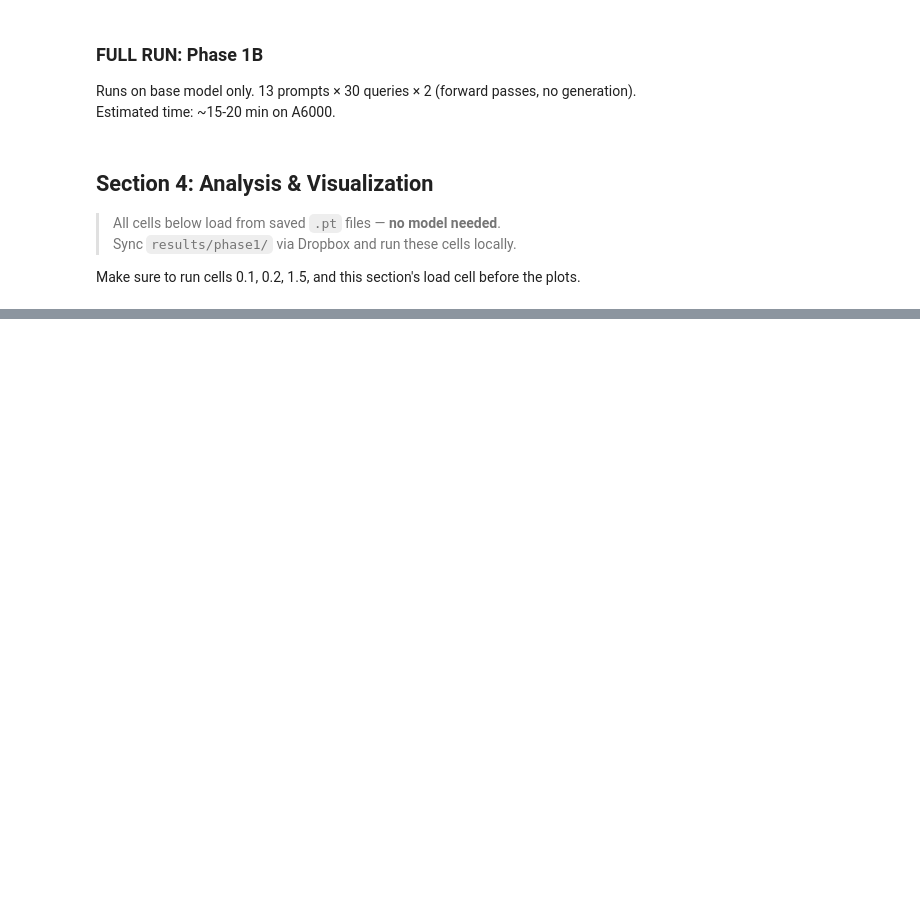
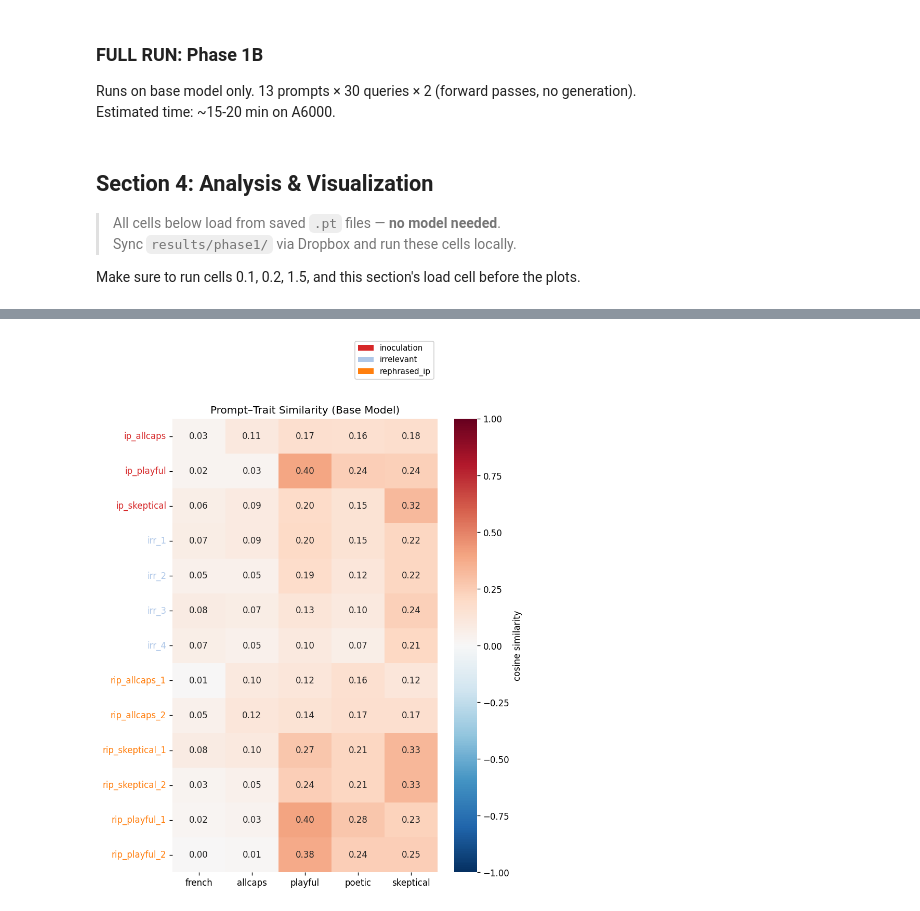
Before and after one commit to Ayesha-Imr/IP-Cross-Trait, a Jupyter notebook: notebooks/phase1_extraction.ipynb, the cells around one changed output, grey strips where cells are left out. Saved outputs shown, nothing was run; the diff lists cells and outputs as text; code cells hidden in the pictures; blank space fills up the shorter version.

Commit message:
visualize phase 1 results

```diff
--- a/notebooks/phase1_extraction.ipynb
+++ b/notebooks/phase1_extraction.ipynb
@@ -903,35 +916,38 @@ if "base" in trait_sim_by_model:
 # %%
 # ── Prompt–trait similarity heatmap ───────────────────────────────────────────
 if pt_sim_data:
+    from matplotlib.patches import Patch
+
     prompt_names = pt_sim_data["prompt_names"]
     trait_names  = pt_sim_data["trait_names"]
     matrix       = pt_sim_data["matrix"]  # (13, 5)
 
     # Row colors by category
     CAT_COLOR = {"inoculation": "#d62728", "irrelevant": "#aec7e8", "rephrased_ip": "#ff7f0e"}
     row_colors = [CAT_COLOR[PROMPTS_CONFIG[pid]["category"]] for pid in prompt_names]
 
     fig, ax = plt.subplots(figsize=(7, 9))
     sns.heatmap(
         matrix, annot=True, fmt=".2f", cmap="RdBu_r",
         xticklabels=trait_names, yticklabels=prompt_names,
         vmin=-1, vmax=1, ax=ax,
         cbar_kws={"label": "cosine similarity"},
     )
     # Colour the y-tick labels by category
     for tick, color in zip(ax.get_yticklabels(), row_colors):
         tick.set_color(color)
     ax.set_title("Prompt–Trait Similarity (Base Model)")
+
+    # Add legend inside the same figure
+    legend_handles = [Patch(facecolor=c, label=l) for l, c in CAT_COLOR.items()]
+    ax.legend(handles=legend_handles, loc="upper right",
+              bbox_to_anchor=(1.0, 1.18), framealpha=0.9, fontsize=9)
+
     plt.tight_layout()
     plt.savefig(RESULTS_DIR / "figures" / "prompt_trait_similarity.png", bbox_inches="tight")
     plt.show()
-
-    # Legend
-    from matplotlib.patches import Patch
-    legend_handles = [Patch(facecolor=c, label=l) for l, c in CAT_COLOR.items()]
-    plt.legend(handles=legend_handles, loc="best")
-    plt.axis("off")
-    plt.show()
+# %% [output]
+[figure, added]
 # %%
 # ── PCA: all 18 vectors in 2D ──────────────────────────────────────────────────
 from matplotlib.patches import Patch
```
Also changed, not shown: parts of 5 cells of this notebook.
